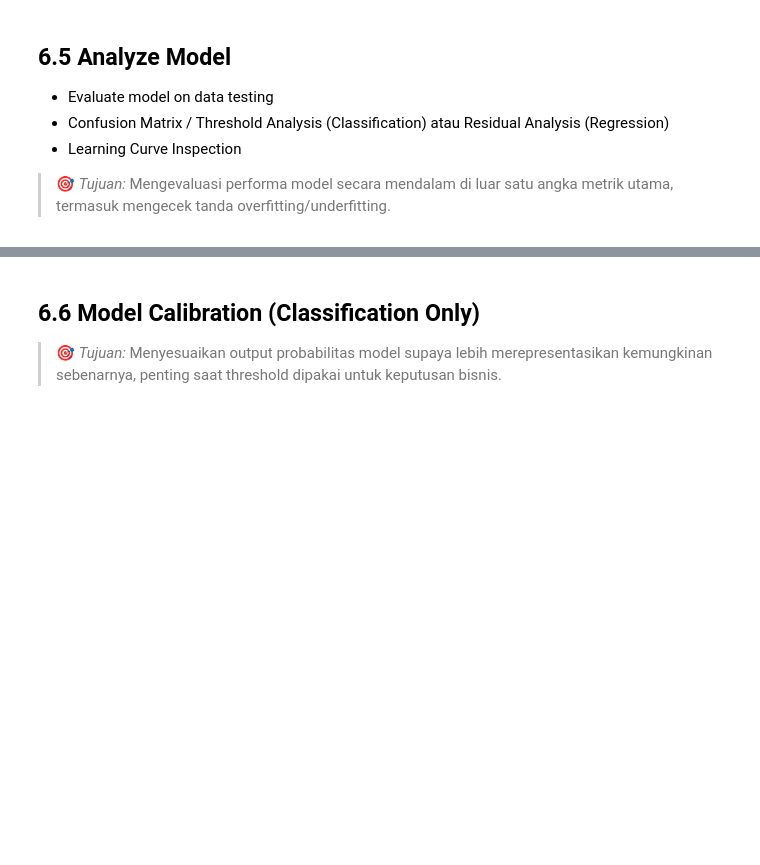
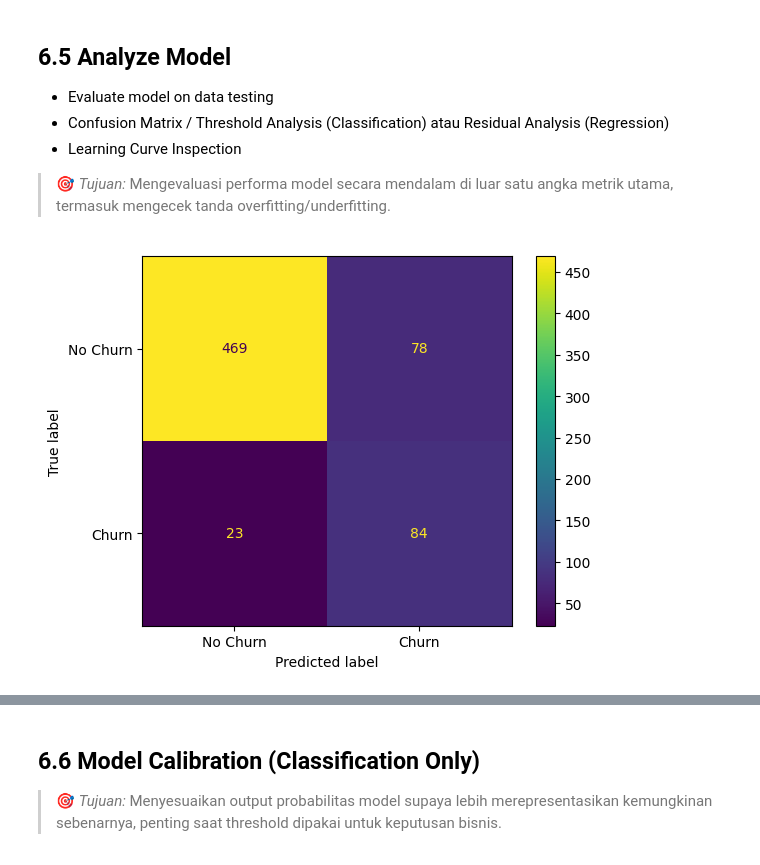
Before and after one commit to MikaMahaputra/E-Commerce-Customer-Churn, a Jupyter notebook: notebook/e-commerce-churn-analysis.ipynb, the cells around one changed output, grey strips where cells are left out. Cells and saved outputs as stored; diff of their text form; code cells hidden in the pictures; blank space fills up the shorter version.

```diff
--- a/notebook/e-commerce-churn-analysis.ipynb
+++ b/notebook/e-commerce-churn-analysis.ipynb
@@ -1928,3 +1928,9 @@ Test ROC-AUC: 0.8646
 - Learning Curve Inspection
 
 > 🎯 *Tujuan:* Mengevaluasi performa model secara mendalam di luar satu angka metrik utama, termasuk mengecek tanda overfitting/underfitting.
+# %%
+# TODO: Confusion Matrix
+ConfusionMatrixDisplay.from_predictions(y_test, y_test_pred, display_labels=['No Churn', 'Churn'])
+plt.show()
+# %% [output]
+[figure, added]
```
Also changed, not shown: parts of 1 cell of this notebook.
